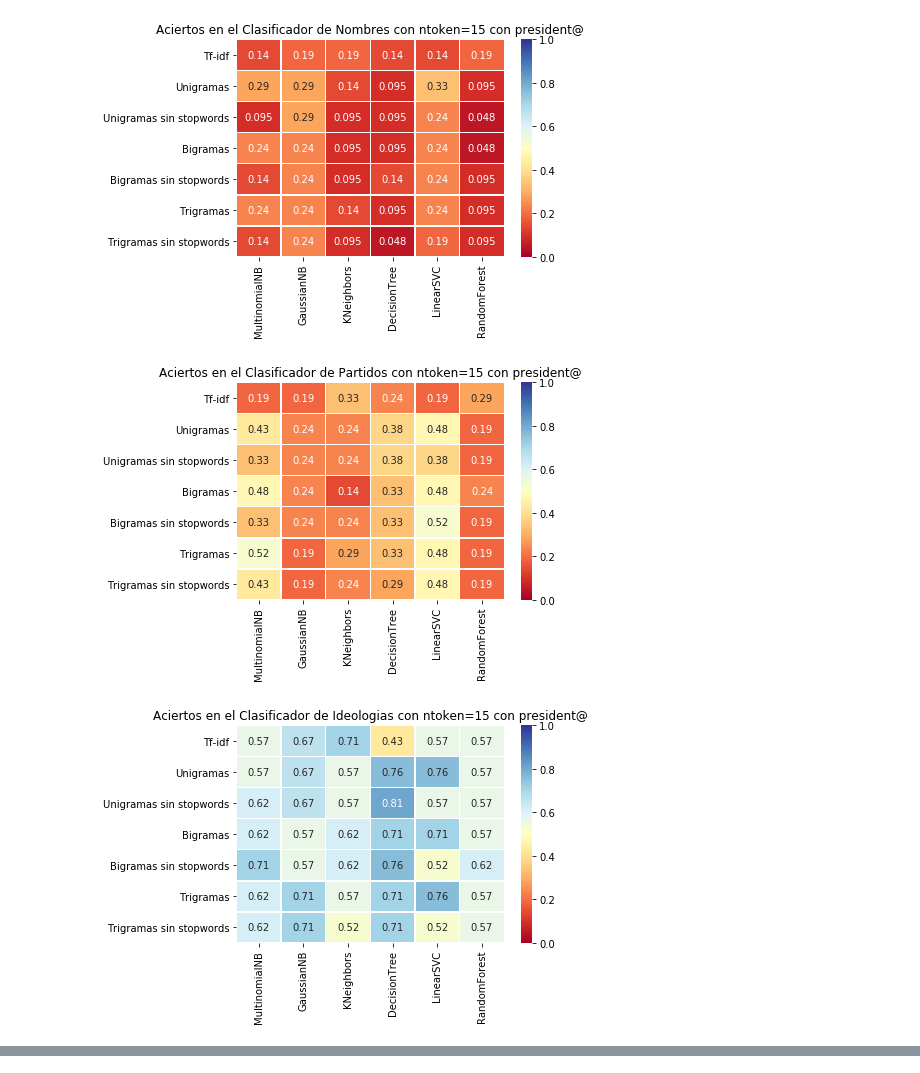
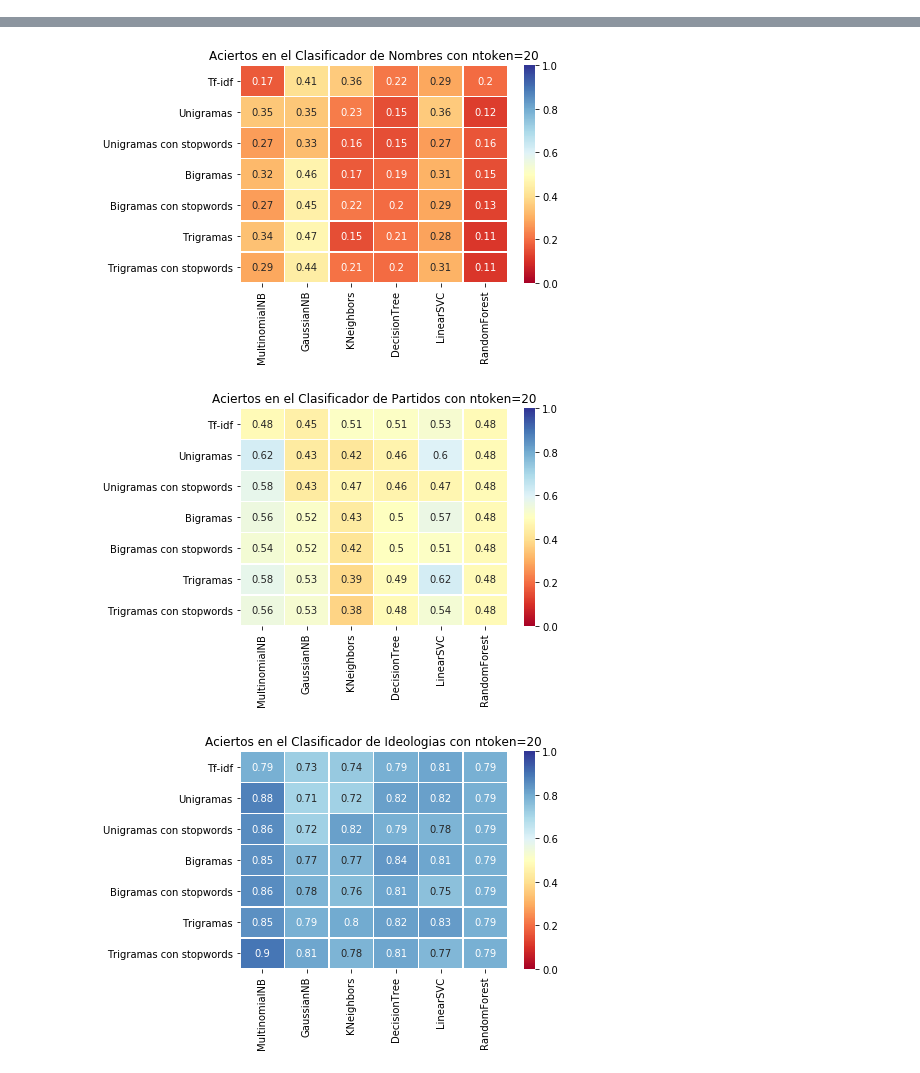
Before and after one commit to elvgarrui/Parlamento_PLN, a Jupyter notebook: clasificador_parlamento.ipynb, the cells around one changed output, grey strips where cells are left out. Cells and saved outputs as stored; diff of their text form; code cells hidden in the pictures.

```diff
--- a/clasificador_parlamento.ipynb
+++ b/clasificador_parlamento.ipynb
@@ -186,5 +205,15 @@ def getScores(d, metodo, ntoken = 0, stopWords = True, presi=''):
+# %%
+def getScores(d, dm, metodo, ntoken = 0, stopWords = True, presi=False):
+    X, data = getXdata(metodo, ntoken, stopWords, presi)
+
+    if ((not stopWords) and (metodo != 'Tf-idf')) :
+        metodo += ' con stopwords'
+
+    d['Nombre'][metodo], dm['Nombre'][metodo] = clasifyScore(X, data['nombre'])
+    d['Partido'][metodo], dm['Partido'][metodo] = clasifyScore(X, data['partido'])
+    d['Ideologia'][metodo], dm['Ideologia'][metodo] = clasifyScore(X, data['ideologia'])
 # %%
-def plotMetodo(d, caract, presi='', ntoken=0):
+def plotMetodo(d, caract, presi=False, ntoken=0):
     labels = ["MultinomialNB", "GaussianNB" ,"KNeighbors" ,"DecisionTree"
                   ,"LinearSVC" ,"RandomForest"]
     df = pd.DataFrame(data = d[caract], index=labels).T
@@ -196,18 +225,21 @@ def plotMetodo(d, caract, presi='', ntoken=0):
     plt.title(title)
     plt.show()
 # %%
-def plotAll(presi='', ntoken=0):
+def plotAll(presi=False, ntoken=0):
     d ={'Nombre': {}, 'Partido': {}, 'Ideologia': {}}
+    dm ={'Nombre': {}, 'Partido': {}, 'Ideologia': {}}
 
 
-    getScores(d, 'Tf-idf', presi=presi, ntoken=ntoken)
-    getScores(d, 'Unigramas', presi=presi, ntoken=ntoken)
-    getScores(d, 'Unigramas', stopWords=False, presi=presi, ntoken=ntoken)
-    getScores(d, 'Bigramas', presi=presi, ntoken=ntoken)
-    getScores(d, 'Bigramas', stopWords=False, presi=presi, ntoken=ntoken)
-    getScores(d, 'Trigramas', presi=presi, ntoken=ntoken)
-    getScores(d, 'Trigramas', stopWords=False, presi=presi, ntoken=ntoken)
+    %time getScores(d, dm, 'Tf-idf', presi=presi, ntoken=ntoken)
+    %time getScores(d, dm, 'Unigramas', presi=presi, ntoken=ntoken)
+    %time getScores(d, dm, 'Unigramas', stopWords=False, presi=presi, ntoken=ntoken)
+    %time getScores(d, dm, 'Bigramas', presi=presi, ntoken=ntoken)
+    %time getScores(d, dm, 'Bigramas', stopWords=False, presi=presi, ntoken=ntoken)
+    %time getScores(d, dm, 'Trigramas', presi=presi, ntoken=ntoken)
+    %time getScores(d, dm, 'Trigramas', stopWords=False, presi=presi, ntoken=ntoken)
 
     plotMetodo(d,'Nombre', presi=presi, ntoken=ntoken)
     plotMetodo(d,'Partido', presi=presi, ntoken=ntoken)
     plotMetodo(d,'Ideologia', presi=presi, ntoken=ntoken)
+
+    return dm
@@ -226,6 +246,3 @@ plotAll(ntoken=15)
-# %%
-plotAll(ntoken=15, presi='BOSQUET AZNAR')
-# %% [output]
-[figure, removed]
-[figure, removed]
-[figure, removed]
+# %%
+dm = plotAll(ntoken=20)
+# %% [output]
@@ -231,0 +263,3 @@ plotAll(ntoken=15, presi='BOSQUET AZNAR')
+[figure, added]
+[figure, added]
+[figure, added]
```
Also changed, not shown: parts of 13 cells of this notebook, 1 other file.
